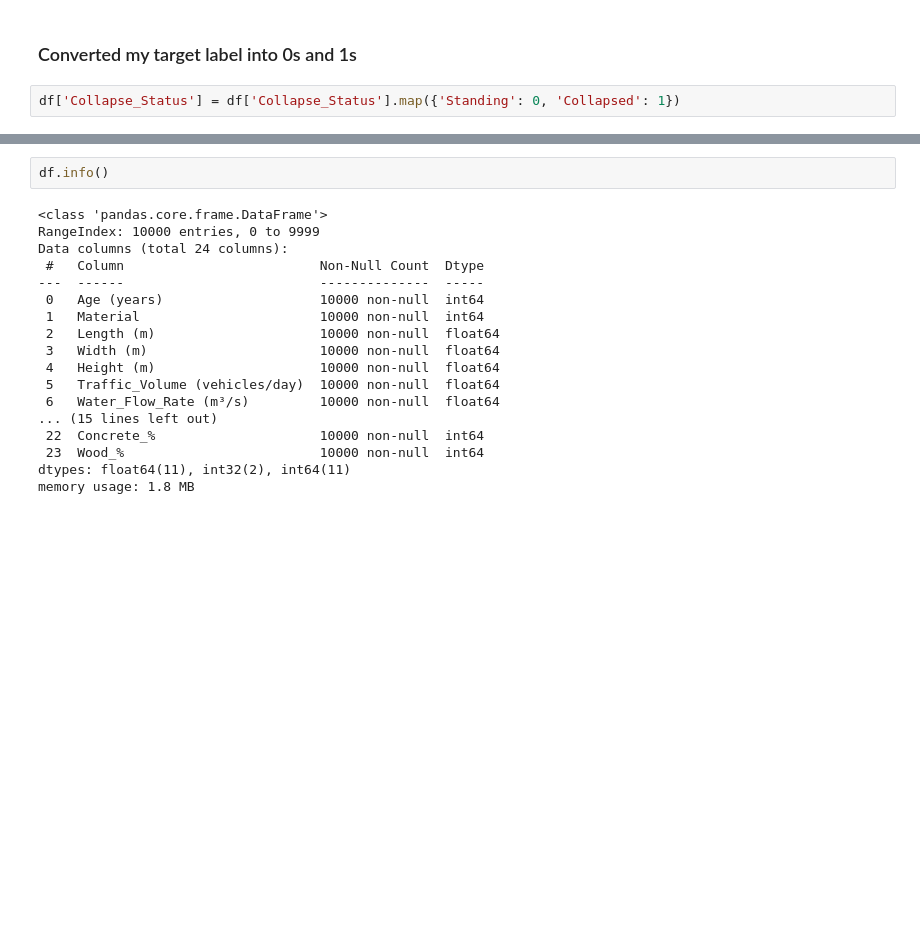
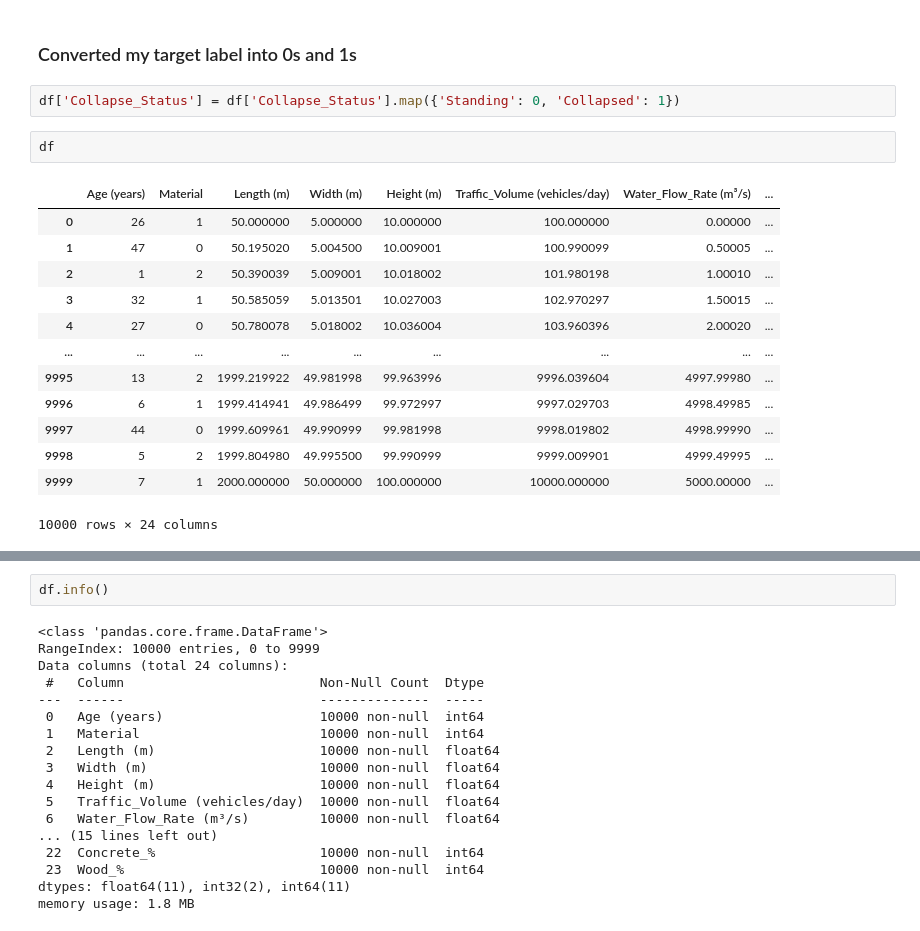
Before and after one commit to Adigunolamilekannla/Autonomous_Infrastructure_Health_Monitoring_System, a Jupyter notebook: notebooks/01_brigde_dataset.ipynb, the cells around one changed output, grey strips where cells are left out. Drawn from its saved outputs; the diff is of its cells as text; blank space fills up the shorter version.

```diff
--- a/notebooks/01_brigde_dataset.ipynb
+++ b/notebooks/01_brigde_dataset.ipynb
@@ -102,3 +157,19 @@ df.drop('Construction_Quality', axis=1, inplace=True)
 ### Converted my target label into 0s and 1s
 # %%
 df['Collapse_Status'] = df['Collapse_Status'].map({'Standing': 0, 'Collapsed': 1})
+# %%
+df
+# %% [output]
+|  | Age (years) | Material | Length (m) | Width (m) | Height (m) | Traffic_Volume (vehicles/day) | Water_Flow_Rate (m³/s) | ... |
+| 0 | 26 | 1 | 50.000000 | 5.000000 | 10.000000 | 100.000000 | 0.00000 | ... |
+| 1 | 47 | 0 | 50.195020 | 5.004500 | 10.009001 | 100.990099 | 0.50005 | ... |
+| 2 | 1 | 2 | 50.390039 | 5.009001 | 10.018002 | 101.980198 | 1.00010 | ... |
+| 3 | 32 | 1 | 50.585059 | 5.013501 | 10.027003 | 102.970297 | 1.50015 | ... |
+| 4 | 27 | 0 | 50.780078 | 5.018002 | 10.036004 | 103.960396 | 2.00020 | ... |
+| ... | ... | ... | ... | ... | ... | ... | ... | ... |
+| 9995 | 13 | 2 | 1999.219922 | 49.981998 | 99.963996 | 9996.039604 | 4997.99980 | ... |
+| 9996 | 6 | 1 | 1999.414941 | 49.986499 | 99.972997 | 9997.029703 | 4998.49985 | ... |
+| 9997 | 44 | 0 | 1999.609961 | 49.990999 | 99.981998 | 9998.019802 | 4998.99990 | ... |
+| 9998 | 5 | 2 | 1999.804980 | 49.995500 | 99.990999 | 9999.009901 | 4999.49995 | ... |
+| 9999 | 7 | 1 | 2000.000000 | 50.000000 | 100.000000 | 10000.000000 | 5000.00000 | ... |
+10000 rows × 24 columns
```
Also changed, not shown: parts of 8 cells of this notebook, 8 other files.
